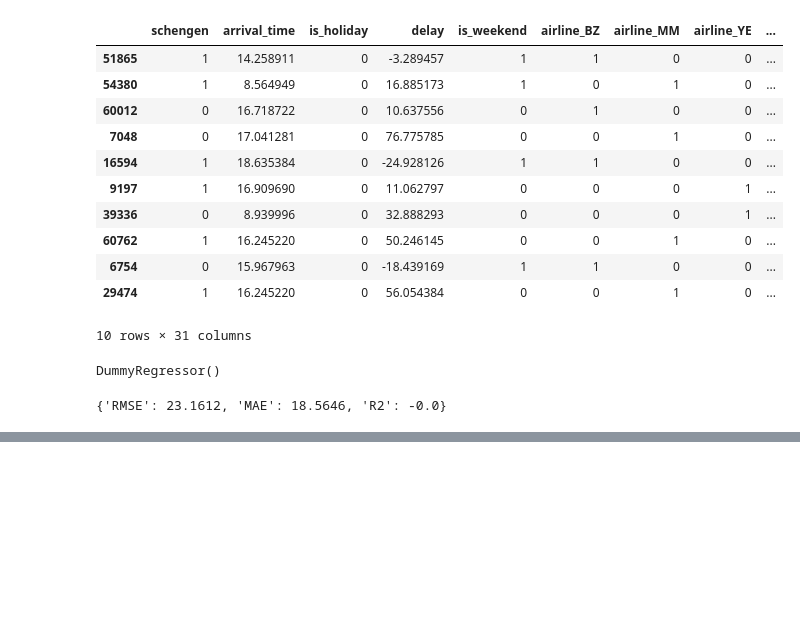
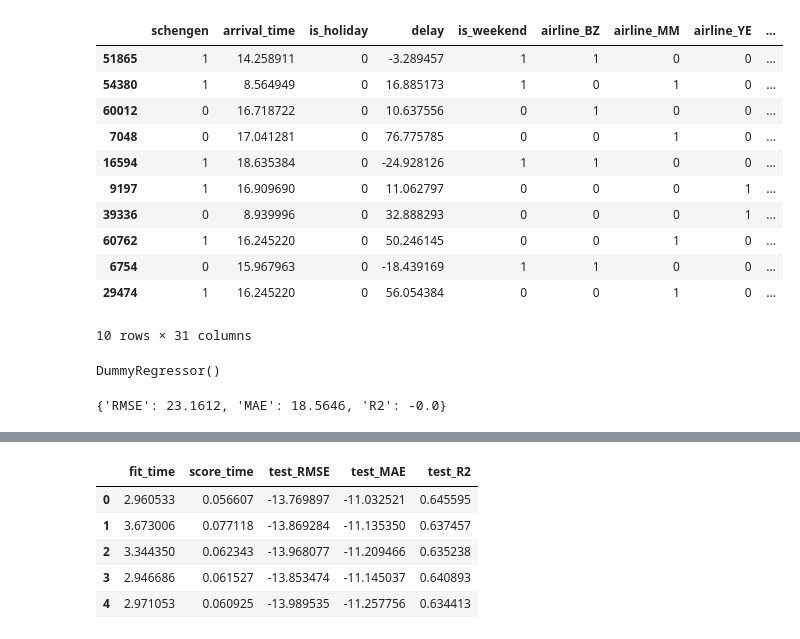
Before and after one commit to cmrondon2000/optimizacion_aeroportuaria, a Jupyter notebook: optimizacion_aeroportuaria.ipynb, the cells around one changed output, grey strips where cells are left out. Cells and saved outputs as stored; diff of their text form; code cells hidden in the pictures; blank space fills up the shorter version.

```diff
--- a/optimizacion_aeroportuaria.ipynb
+++ b/optimizacion_aeroportuaria.ipynb
@@ -386,0 +364,13 @@ R2 Score: -0.0127
+# %%
+from sklearn.model_selection import KFold, cross_validate
+
+scoring = {"RMSE":"neg_root_mean_squared_error",
+          "MAE":"neg_mean_absolute_error",
+          "R2":"r2"
+           }
+
+cv = KFold(n_splits=5,shuffle=True, random_state=42)
+
+cv_results = cross_validate(modelo,X_train, y_train, scoring = scoring, cv=cv)
+
+cv_results
@@ -386,0 +385,10 @@ R2 Score: -0.0127
+# %%
+cv_results_df = pd.DataFrame(cv_results)
+display(cv_results_df)
+# %% [output]
+|  | fit_time | score_time | test_RMSE | test_MAE | test_R2 |
+| 0 | 2.960533 | 0.056607 | -13.769897 | -11.032521 | 0.645595 |
+| 1 | 3.673006 | 0.077118 | -13.869284 | -11.135350 | 0.637457 |
+| 2 | 3.344350 | 0.062343 | -13.968077 | -11.209466 | 0.635238 |
+| 3 | 2.946686 | 0.061527 | -13.853474 | -11.145037 | 0.640893 |
+| 4 | 2.971053 | 0.060925 | -13.989535 | -11.257756 | 0.634413 |
```
Also changed, not shown: parts of 5 cells of this notebook.
